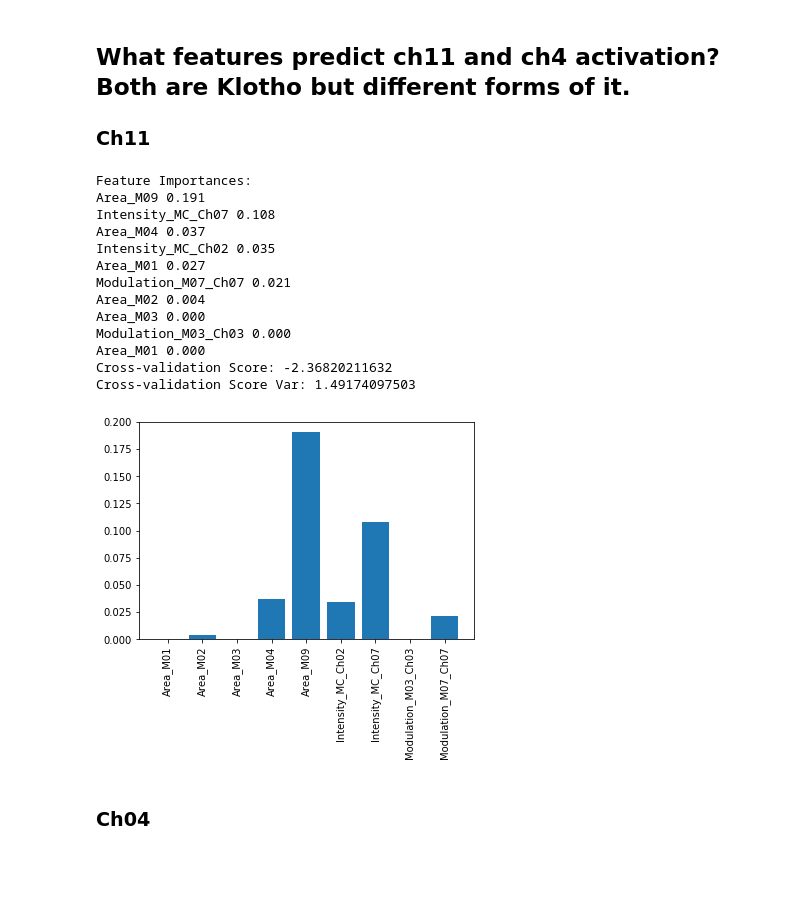
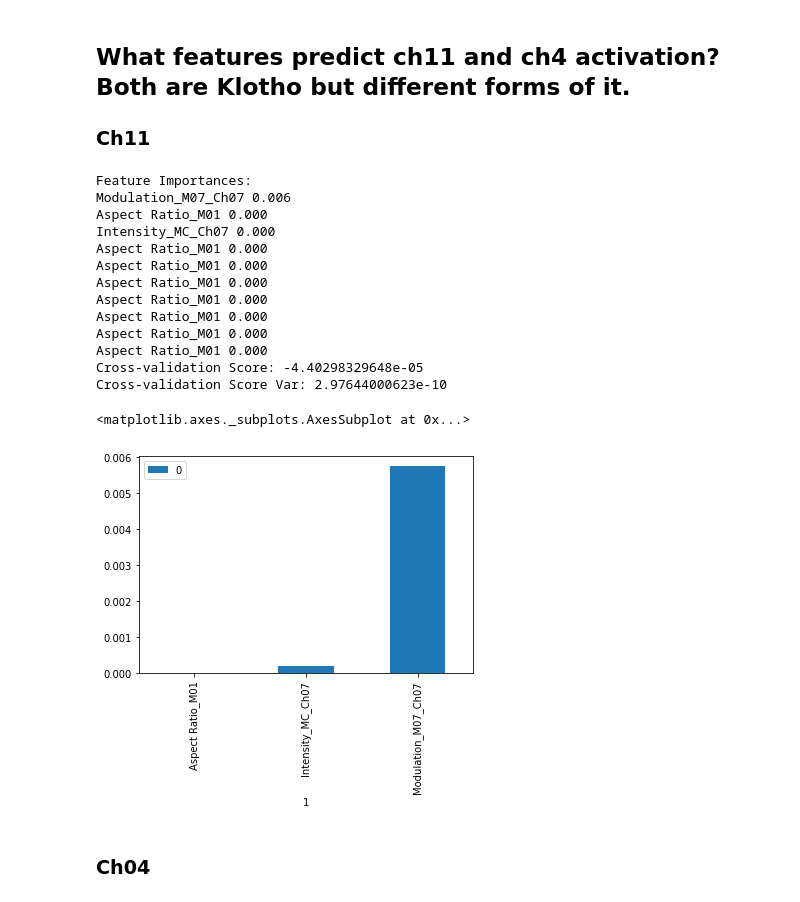
Before and after one commit to ankitbhatia/bioimage_aging, a Jupyter notebook: 26th Feb dataset.ipynb, the cells around one changed output. Drawn from its saved outputs; the diff is of its cells as text; code cells hidden in the pictures; blank space fills up the shorter version.

```diff
--- a/26th Feb dataset.ipynb
+++ b/26th Feb dataset.ipynb
@@ -53,30 +66,33 @@ for idx,row in enumerate(tqdm(filtered)):
+# %%
+unfiltered_db = filtered_db
 # %%
-filtered_db = filtered_db.loc[:,~filtered_db.columns.duplicated()]
+filtered_db = unfiltered_db.loc[:,~unfiltered_db.columns.duplicated()]
 data = []
 data.append('Class')
 data.append('Object Number')
 data.append('Area_M01')
-data.append('Area_M02')
+# data.append('Area_M02')
 data.append('Area_M03')
 data.append('Area_M04')
 data.append('Area_M06')
 data.append('Area_M07')
 data.append('Area_M09')
-data.append('Area_M11')
+# data.append('Area_M11')
 data.append('Aspect Ratio_M01')
 data.append('Aspect Ratio_M06')
 data.append('Aspect Ratio_M09')
 data.append('Modulation_M02_Ch02')
 data.append('Modulation_M03_Ch03')
-data.append('Modulation_M04_Ch04')
+# data.append('Modulation_M04_Ch04')
 data.append('Modulation_M07_Ch07')
-data.append('Modulation_M11_Ch11')
+# data.append('Modulation_M11_Ch11')
 data.append('Intensity_MC_Ch02')
+# data.append('Intensity_MC_Ch03')
 data.append('Intensity_MC_Ch04')
 data.append('Intensity_MC_Ch07')
-data.append('Intensity_MC_Ch11')
+# data.append('Intensity_MC_Ch11')
 data
-filtered_db = filtered_db[data]
+filtered_db = unfiltered_db[data]
 #     if idx%100==0:
 #         sys.stdout.write(str(idx) + '\r')
 #         sys.stdout.flush()
@@ -216,61 +234,66 @@ new_db = filtered_db
 new_db = new_db.sample(frac=1)
 
 # Create the outputs Class
-Y = new_db.Intensity_MC_Ch11.to_numpy()
+Y = unfiltered_db.Intensity_MC_Ch11.to_numpy()
 # Y = Y>0 # ch11> = 1, ch11< = 0
 # print(np.count_nonzero(Y))
 X = new_db.drop(['Class', 'Object Number',], axis=1)
 X = X.drop([i for i in X.columns if "Bkgd Mean" in i] , axis=1)
 X = X.drop([i for i in X.columns if "Aspect Ratio_M02" in i] , axis=1)
-# X = X.drop([i for i in X.columns if "09" in i] , axis=1)
+X = X.drop([i for i in X.columns if "09" in i] , axis=1)
 # X = X.drop([i for i in X.columns if "06" in i] , axis=1)
 X = X.drop([i for i in X.columns if "11" in i] , axis=1)
 
 #This should drop nothing.
 X = X.drop(X.columns[X.isna().any()].tolist(), axis=1)
 
+# Min Max scaler to normalize all data:
+min_max_scaler = preprocessing.MinMaxScaler()
+x_scaled = min_max_scaler.fit_transform(X.to_numpy())
+y_scaled = Y/np.linalg.norm(Y)
 # train a classifier on all the data
 # clf = DecisionTreeClassifier(criterion='entropy')
 reg = LinearRegression()
-sol = reg.fit(X.to_numpy(),Y.astype('int'))
+sol = reg.fit(x_scaled,y_scaled)
 
 # Print out the feature importances
 print('Feature Importances:')
 imp = sol.coef_
 features = {}
 for i in range(0,10):
     print(X.columns[np.argmax(imp)] + ' ' + '{:0.3f}'.format(np.max(imp)))
     features[X.columns[np.argmax(imp)]] = np.max(imp)
     imp[np.argmax(imp)] = 0
 
 # Print the crossvalidation score:
-s = cross_val_score(reg, X.to_numpy(), Y.astype('int'), cv=10, n_jobs=-1, scoring='neg_mean_squared_error')
+s = cross_val_score(reg, x_scaled, y_scaled, cv=10, n_jobs=-1, scoring='neg_mean_squared_error')
 print('Cross-validation Score: ' + str(np.mean(s)))
 print('Cross-validation Score Var: ' + str(np.var(s)))
 
 # # Plot a graph with all the features
 sorted_d = OrderedDict(sorted(features.items(), key=lambda x: x[1]))
 names = list(sorted_d.keys())
 values = list(sorted_d.values())
-plt.figure()
-plt.bar(names, values)
-plt.xticks(rotation=90)
-plt.show()
+
+df = pd.DataFrame(list(zip(values,names))).set_index(1)
+
+df.plot.bar()
 # %% [output]
 Feature Importances:
-Area_M09 0.191
-Intensity_MC_Ch07 0.108
-Area_M04 0.037
-Intensity_MC_Ch02 0.035
-Area_M01 0.027
-Modulation_M07_Ch07 0.021
-Area_M02 0.004
-Area_M03 0.000
-Modulation_M03_Ch03 0.000
-Area_M01 0.000
-Cross-validation Score: -2.36820211632
-Cross-validation Score Var: 1.49174097503
+Modulation_M07_Ch07 0.006
+Aspect Ratio_M01 0.000
+Intensity_MC_Ch07 0.000
+Aspect Ratio_M01 0.000
+Aspect Ratio_M01 0.000
+Aspect Ratio_M01 0.000
+Aspect Ratio_M01 0.000
+Aspect Ratio_M01 0.000
+Aspect Ratio_M01 0.000
+Aspect Ratio_M01 0.000
+Cross-validation Score: -4.40298329648e-05
+Cross-validation Score Var: 2.97644000623e-10
+<matplotlib.axes._subplots.AxesSubplot at 0x...>
-[figure, old version]
+[figure, new version]
 # %% [markdown]
 ### Ch04
 # %%
```
Also changed, not shown: parts of 21 cells of this notebook, 2 other files.
